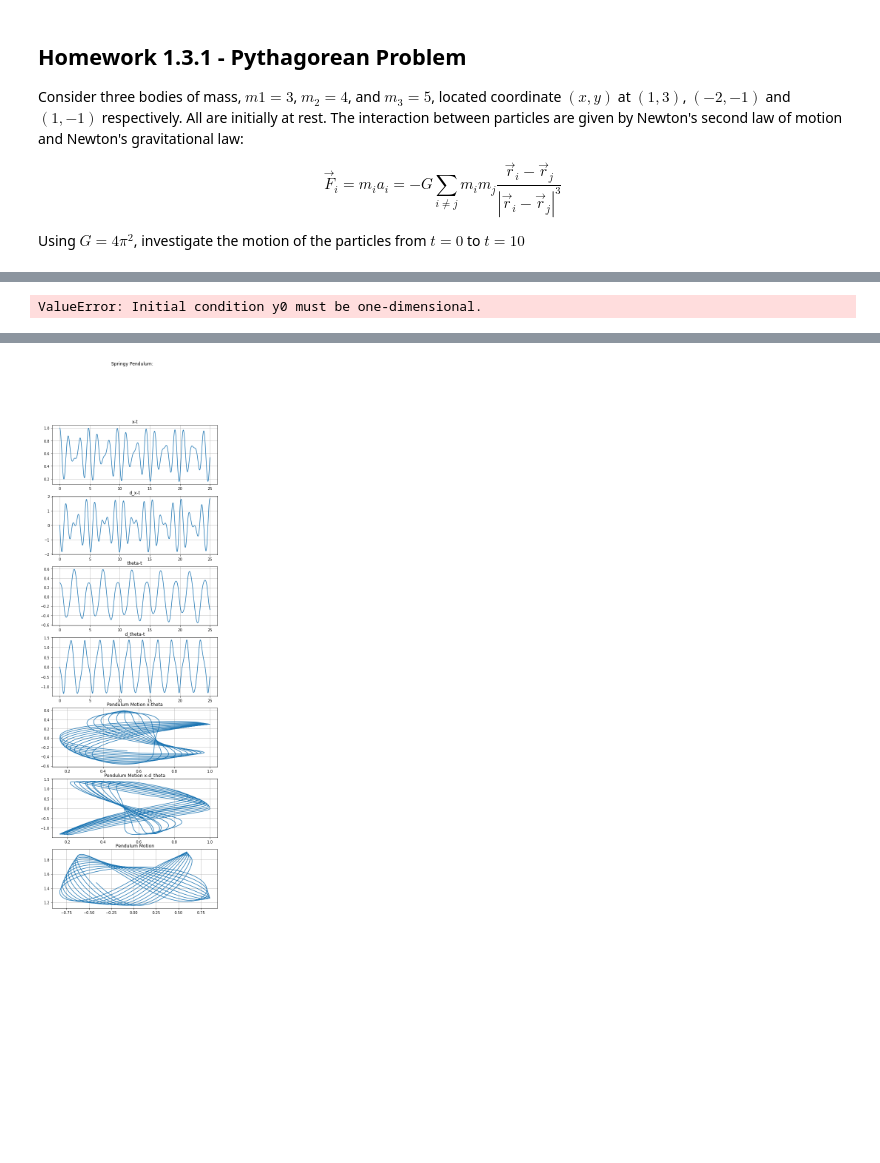
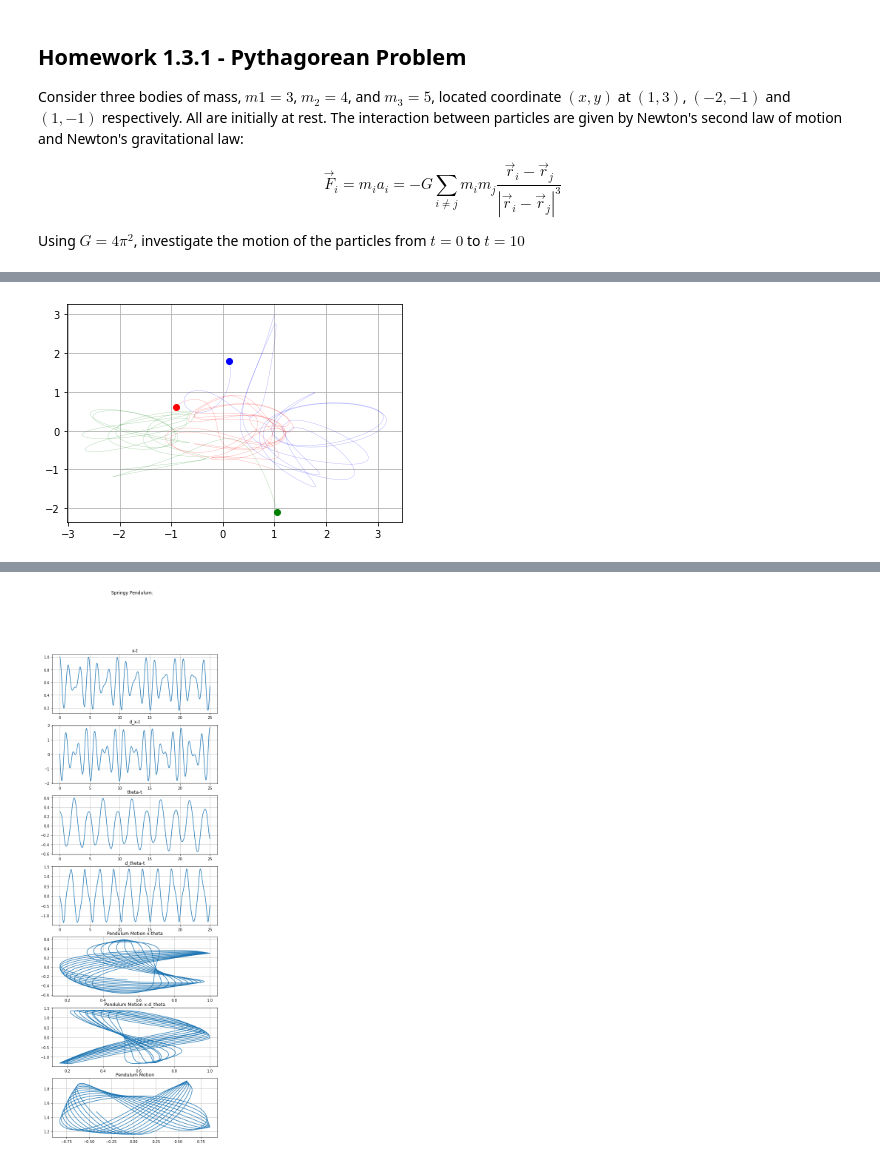
Before and after one commit to gigadot/ssm, a Jupyter notebook: Homework/Homework 1.3.ipynb, the cells around one changed output, grey strips where cells are left out. Saved outputs shown, nothing was run; the diff lists cells and outputs as text; code cells hidden in the pictures; blank space fills up the shorter version.

```diff
--- a/Homework/Homework 1.3.ipynb
+++ b/Homework/Homework 1.3.ipynb
@@ -80,37 +14,0 @@ plt.grid()
-# %%
-# masses of planets
-m_1 = 3
-m_2 = 4
-m_3 = 5
-
-# starting coordinates for planets
-# p1_start = x_1, y_1
-p1_start = np.array([1, 3])
-v1_start = np.array([0, 0])
-
-# p2_start = x_2, y_2
-p2_start = np.array([-2, -1])
-v2_start = np.array([0, 0])
-
-# p3_start = x_3, y_3
-p3_start = np.array([1, -1])
-v3_start = np.array([0, 0])
-
-y_0 = [p1_start, v1_start, p2_start, v2_start, p3_start, v3_start]
-
-G = 4 * np.pi
-t = np.arange(0, 25, 0.01)
-
-
-def accelerations(y, t):
-    p1, v1_start, p2, v2_start, p3, v3_start = y
-
-    planet_1_dv = -G * m_1 * m_2 * (p1-p2) / np.linalg.norm((p1-p2))**3
-    planet_2_dv = -G * m_1 * m_2 * (p1-p3) / np.linalg.norm((p1-p3))**3
-    planet_3_dv = -G * m_1 * m_2 * (p3-p2) / np.linalg.norm((p3-p2))**3
-    return [planet_1_dv, planet_2_dv, planet_3_dv]
-
-
-vec = odeint(func, y_0, t)
-# %% [output]
-ValueError: Initial condition y0 must be one-dimensional.
@@ -117,3 +121,7 @@ ValueError: Initial condition y0 must be one-dimensional.
+# %%
+plotter(999)
+# %% [output]
+[figure, added]
 # %% [markdown]
 ___
 ## Homework 1.3.2 - Double Pendulum
```
Also changed, not shown: parts of 3 cells of this notebook, 4 other files.
